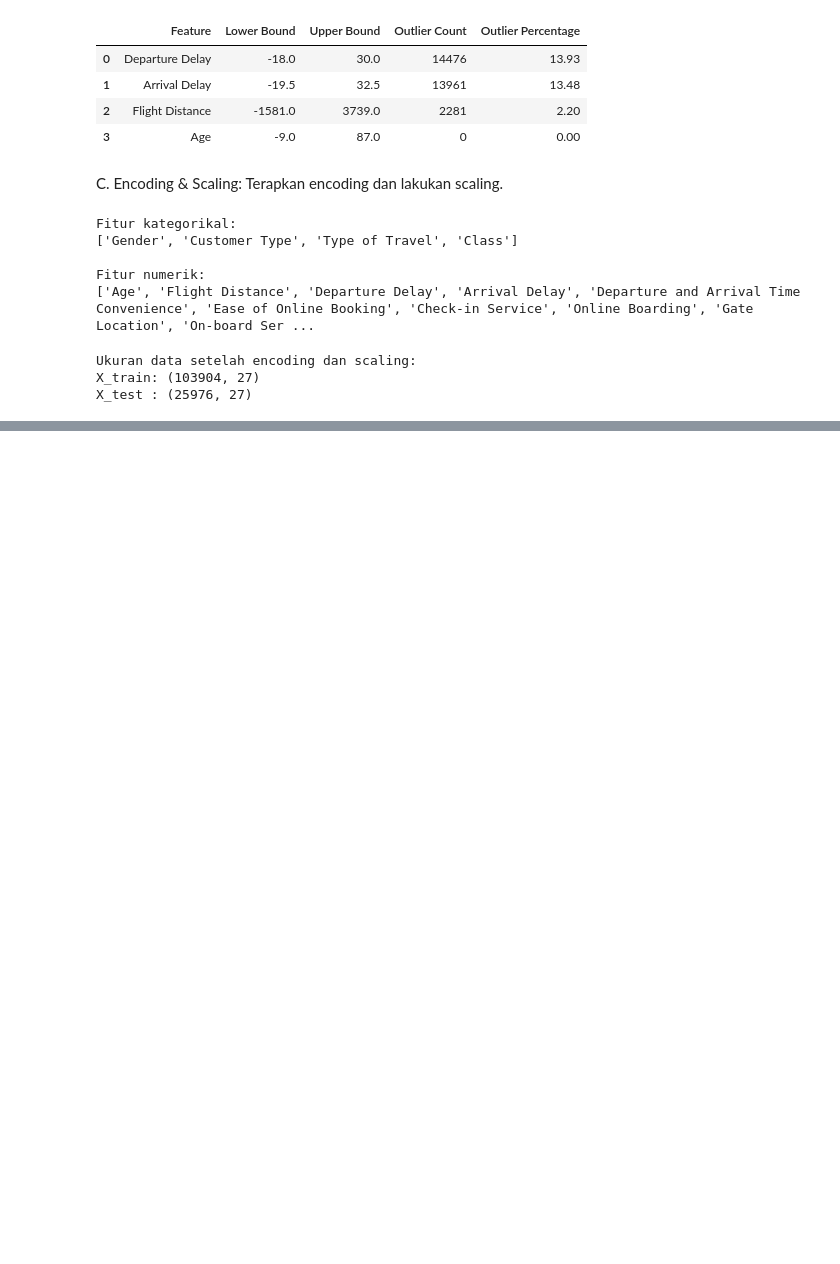
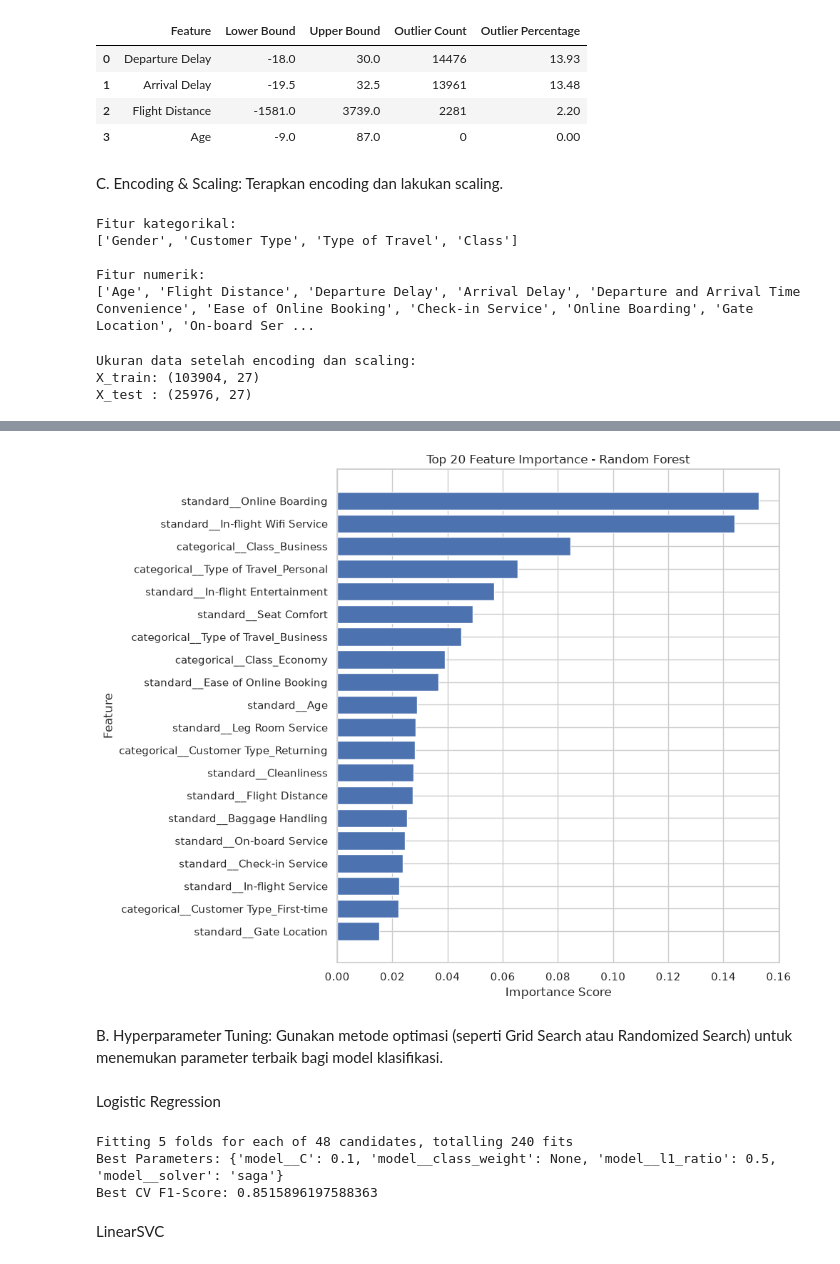
Before and after one commit to ilhamtkj/bengkod_uts, a Jupyter notebook: my-uts.ipynb, the cells around one changed output, grey strips where cells are left out. Cells and saved outputs as stored; diff of their text form; code cells hidden in the pictures; blank space fills up the shorter version.

```diff
--- a/my-uts.ipynb
+++ b/my-uts.ipynb
@@ -1091,0 +1226,15 @@ X_test : (25976, 27)
+# %%
+# Mengambil feature importance dari Random Forest
+rf_model = trained_models_prep["Random Forest"]
+
+feature_names = preprocessor_prep.get_feature_names_out()
+
+feature_importance_df = pd.DataFrame({
+    "Feature": feature_names,
+    "Importance": rf_model.feature_importances_
+}).sort_values(
+    by="Importance",
+    ascending=False
+).reset_index(drop=True)
+
+display(feature_importance_df)
@@ -1091,0 +1259,65 @@ X_test : (25976, 27)
+# %%
+top_features = feature_importance_df.head(20).sort_values(
+    by="Importance",
+    ascending=True
+)
+
+plt.figure(figsize=(10, 8))
+plt.barh(
+    top_features["Feature"],
+    top_features["Importance"]
+)
+plt.title("Top 20 Feature Importance - Random Forest")
+plt.xlabel("Importance Score")
+plt.ylabel("Feature")
+plt.tight_layout()
+plt.show()
+# %% [output]
+[figure, added]
+# %% [markdown]
+B. Hyperparameter Tuning: Gunakan metode optimasi (seperti Grid Search atau Randomized Search) untuk menemukan parameter terbaik bagi model klasifikasi.
+# %% [markdown]
+Logistic Regression
+# %%
+pipeline_lr = SkPipeline([
+    ("preprocessing", preprocessor_prep),
+    ("model", LogisticRegression(
+        max_iter=10000,
+        random_state=42
+    ))
+])
+
+param_grid_lr = [
+    {
+        "model__solver": ["lbfgs"],
+        "model__l1_ratio": [0],
+        "model__C": [0.001, 0.01, 0.1, 1, 10, 100],
+        "model__class_weight": [None, "balanced"]
+    },
+    {
+        "model__solver": ["saga"],
+        "model__l1_ratio": [0, 1, 0.5],
+        "model__C": [0.001, 0.01, 0.1, 1, 10, 100],
+        "model__class_weight": [None, "balanced"]
+    }
+]
+
+grid_lr = GridSearchCV(
+    estimator=pipeline_lr,
+    param_grid=param_grid_lr,
+    cv=5,
+    scoring="f1",
+    n_jobs=-1,
+    verbose=1
+)
+
+grid_lr.fit(X_train_prep_clean, y_train_prep)
+
+print("Best Parameters:", grid_lr.best_params_)
+print("Best CV F1-Score:", grid_lr.best_score_)
+# %% [output]
+Fitting 5 folds for each of 48 candidates, totalling 240 fits
+Best Parameters: {'model__C': 0.1, 'model__class_weight': None, 'model__l1_ratio': 0.5, 'model__solver': 'saga'}
+Best CV F1-Score: 0.8515896197588363
+# %% [markdown]
+LinearSVC
```
Also changed, not shown: parts of 23 cells of this notebook.
